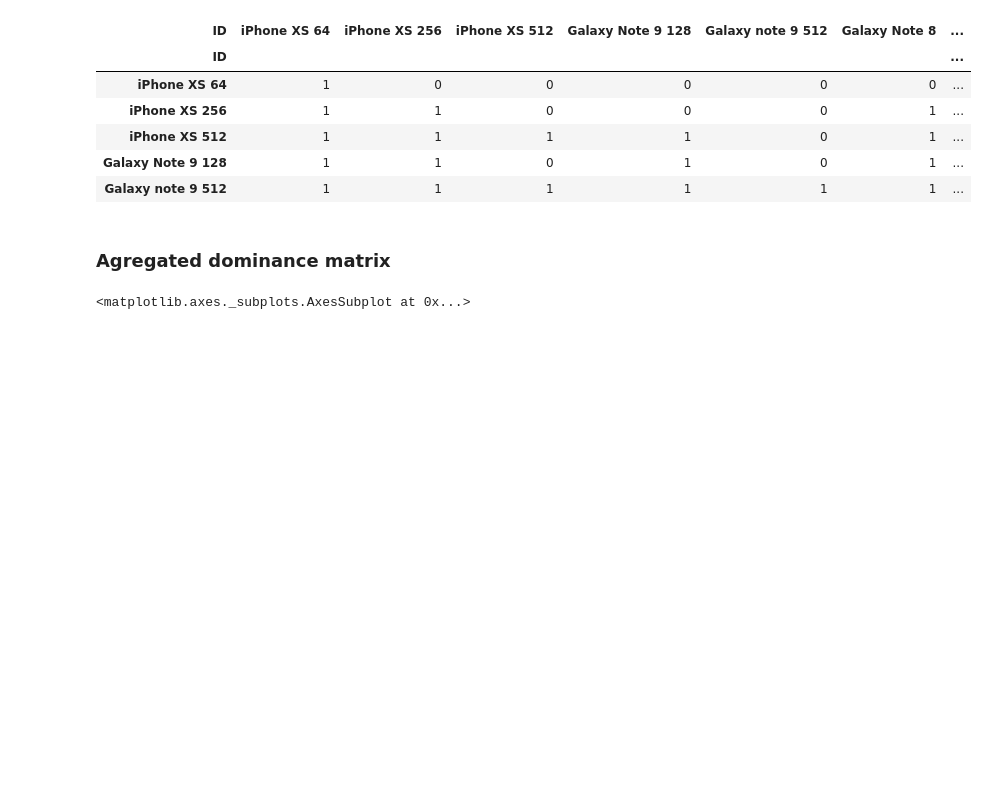
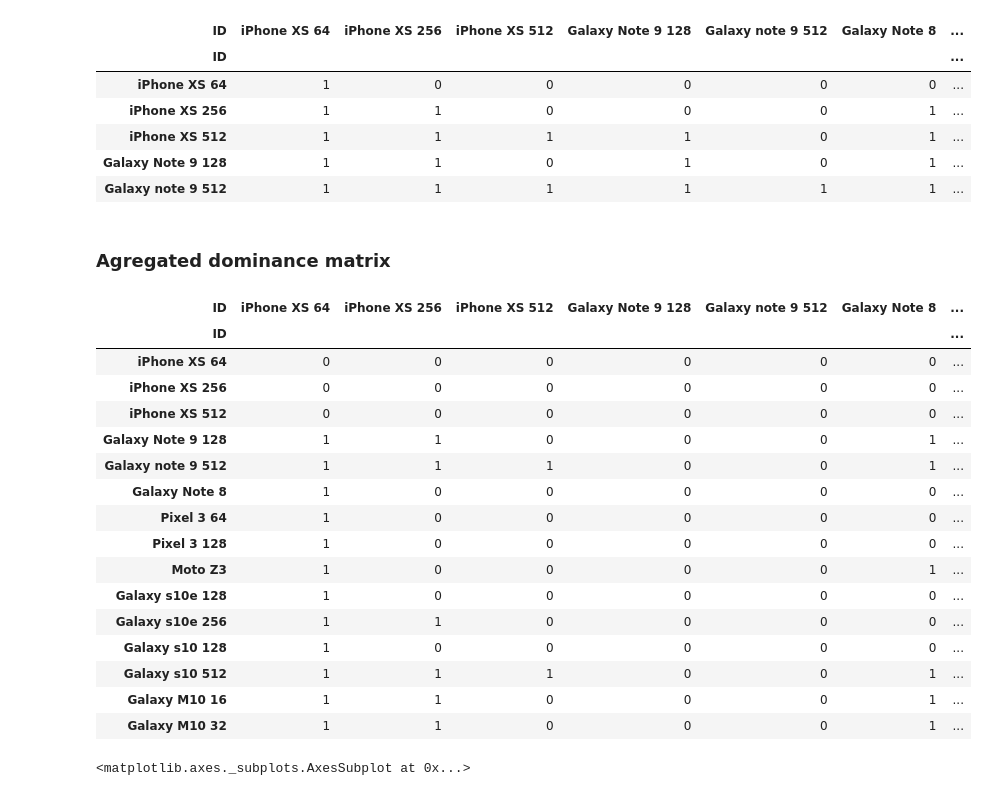
Before and after one commit to gmagannaDevelop/Electre, a Jupyter notebook: ELECTRE.ipynb, the cells around one changed output. Drawn from its saved outputs; the diff is of its cells as text; code cells hidden in the pictures; blank space fills up the shorter version.

```diff
--- a/ELECTRE.ipynb
+++ b/ELECTRE.ipynb
@@ -359,4 +359,25 @@ d_d_matrix.head()
 | Galaxy note 9 512 | 1 | 1 | 1 | 1 | 1 | 1 | ... |
 # %% [markdown]
 ### Agregated dominance matrix
+# %%
+ADM = agregated_dominance_matrix(c_d_matrix, d_d_matrix)
+ADM
+# %% [output]
+| ID | iPhone XS 64 | iPhone XS 256 | iPhone XS 512 | Galaxy Note 9 128 | Galaxy note 9 512 | Galaxy Note 8 | ... |
+| ID |  |  |  |  |  |  | ... |
+| iPhone XS 64 | 0 | 0 | 0 | 0 | 0 | 0 | ... |
+| iPhone XS 256 | 0 | 0 | 0 | 0 | 0 | 0 | ... |
+| iPhone XS 512 | 0 | 0 | 0 | 0 | 0 | 0 | ... |
+| Galaxy Note 9 128 | 1 | 1 | 0 | 0 | 0 | 1 | ... |
+| Galaxy note 9 512 | 1 | 1 | 1 | 0 | 0 | 1 | ... |
+| Galaxy Note 8 | 1 | 0 | 0 | 0 | 0 | 0 | ... |
+| Pixel 3 64 | 1 | 0 | 0 | 0 | 0 | 0 | ... |
+| Pixel 3 128 | 1 | 0 | 0 | 0 | 0 | 0 | ... |
+| Moto Z3 | 1 | 0 | 0 | 0 | 0 | 1 | ... |
+| Galaxy s10e 128 | 1 | 0 | 0 | 0 | 0 | 0 | ... |
+| Galaxy s10e 256 | 1 | 1 | 0 | 0 | 0 | 0 | ... |
+| Galaxy s10 128 | 1 | 0 | 0 | 0 | 0 | 0 | ... |
+| Galaxy s10 512 | 1 | 1 | 1 | 0 | 0 | 1 | ... |
+| Galaxy M10 16 | 1 | 1 | 0 | 0 | 0 | 1 | ... |
+| Galaxy M10 32 | 1 | 1 | 0 | 0 | 0 | 1 | ... |
 # %%
```
Also changed, not shown: parts of 1 cell of this notebook, 1 other file.
